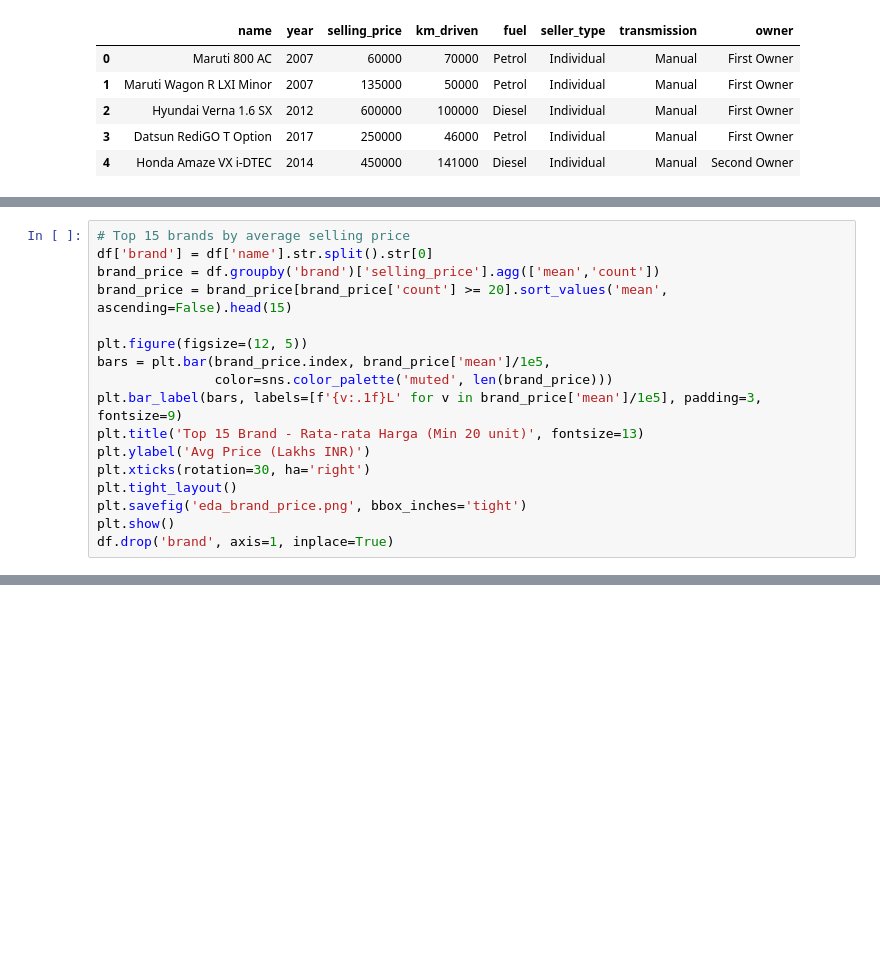
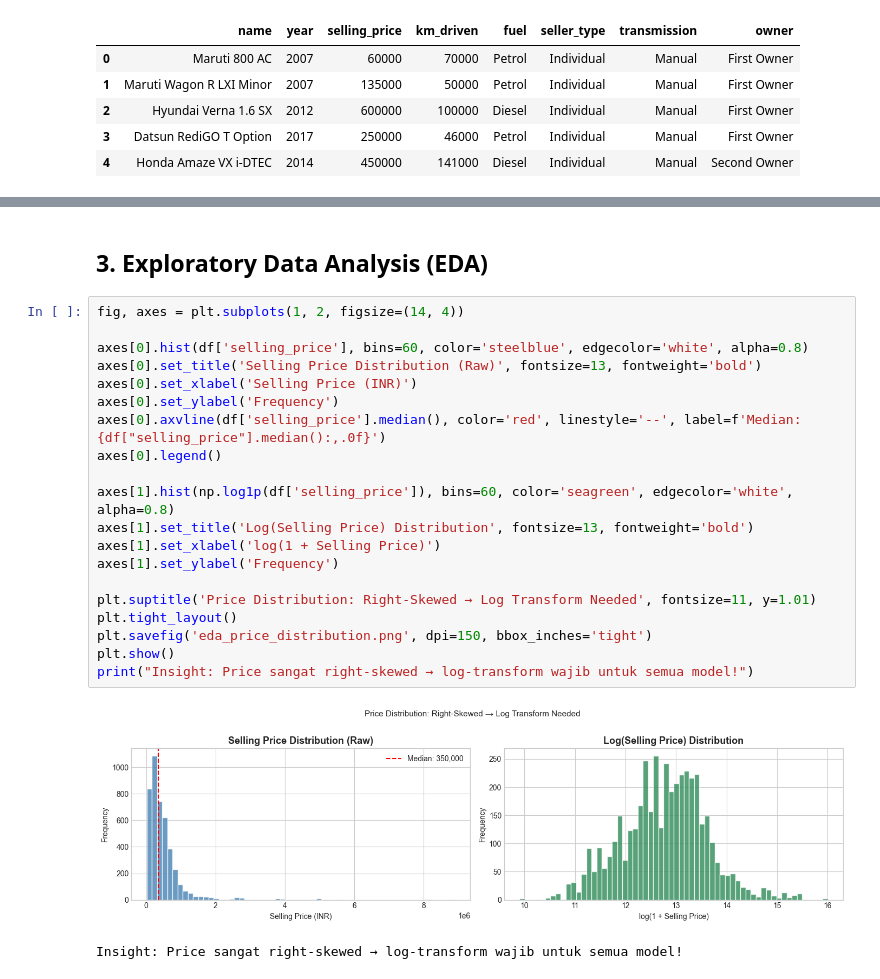
Before and after one commit to Pemula6798/web_app_pricemycar, a Jupyter notebook: evaluasi/evaluasi.ipynb, the cells around one changed output, grey strips where cells are left out. Drawn from its saved outputs; the diff is of its cells as text; blank space fills up the shorter version.

```diff
--- a/evaluasi/evaluasi.ipynb
+++ b/evaluasi/evaluasi.ipynb
@@ -92,17 +56,0 @@ plt.show()
-# %%
-# Top 15 brands by average selling price
-df['brand'] = df['name'].str.split().str[0]
-brand_price = df.groupby('brand')['selling_price'].agg(['mean','count'])
-brand_price = brand_price[brand_price['count'] >= 20].sort_values('mean', ascending=False).head(15)
-
-plt.figure(figsize=(12, 5))
-bars = plt.bar(brand_price.index, brand_price['mean']/1e5,
-               color=sns.color_palette('muted', len(brand_price)))
-plt.bar_label(bars, labels=[f'{v:.1f}L' for v in brand_price['mean']/1e5], padding=3, fontsize=9)
-plt.title('Top 15 Brand - Rata-rata Harga (Min 20 unit)', fontsize=13)
-plt.ylabel('Avg Price (Lakhs INR)')
-plt.xticks(rotation=30, ha='right')
-plt.tight_layout()
-plt.savefig('eda_brand_price.png', bbox_inches='tight')
-plt.show()
-df.drop('brand', axis=1, inplace=True)
@@ -780,0 +101,25 @@ Saved: ordinal_encoder.pkl, brand_freq_map.pkl, feature_columns.pkl
+# %% [markdown]
+## 3. Exploratory Data Analysis (EDA)
+# %%
+fig, axes = plt.subplots(1, 2, figsize=(14, 4))
+
+axes[0].hist(df['selling_price'], bins=60, color='steelblue', edgecolor='white', alpha=0.8)
+axes[0].set_title('Selling Price Distribution (Raw)', fontsize=13, fontweight='bold')
+axes[0].set_xlabel('Selling Price (INR)')
+axes[0].set_ylabel('Frequency')
+axes[0].axvline(df['selling_price'].median(), color='red', linestyle='--', label=f'Median: {df["selling_price"].median():,.0f}')
+axes[0].legend()
+
+axes[1].hist(np.log1p(df['selling_price']), bins=60, color='seagreen', edgecolor='white', alpha=0.8)
+axes[1].set_title('Log(Selling Price) Distribution', fontsize=13, fontweight='bold')
+axes[1].set_xlabel('log(1 + Selling Price)')
+axes[1].set_ylabel('Frequency')
+
+plt.suptitle('Price Distribution: Right-Skewed → Log Transform Needed', fontsize=11, y=1.01)
+plt.tight_layout()
+plt.savefig('eda_price_distribution.png', dpi=150, bbox_inches='tight')
+plt.show()
+print("Insight: Price sangat right-skewed → log-transform wajib untuk semua model!")
+# %% [output]
+[figure, added]
+Insight: Price sangat right-skewed → log-transform wajib untuk semua model!
```
Also changed, not shown: parts of 91 cells of this notebook, 1 other file.
